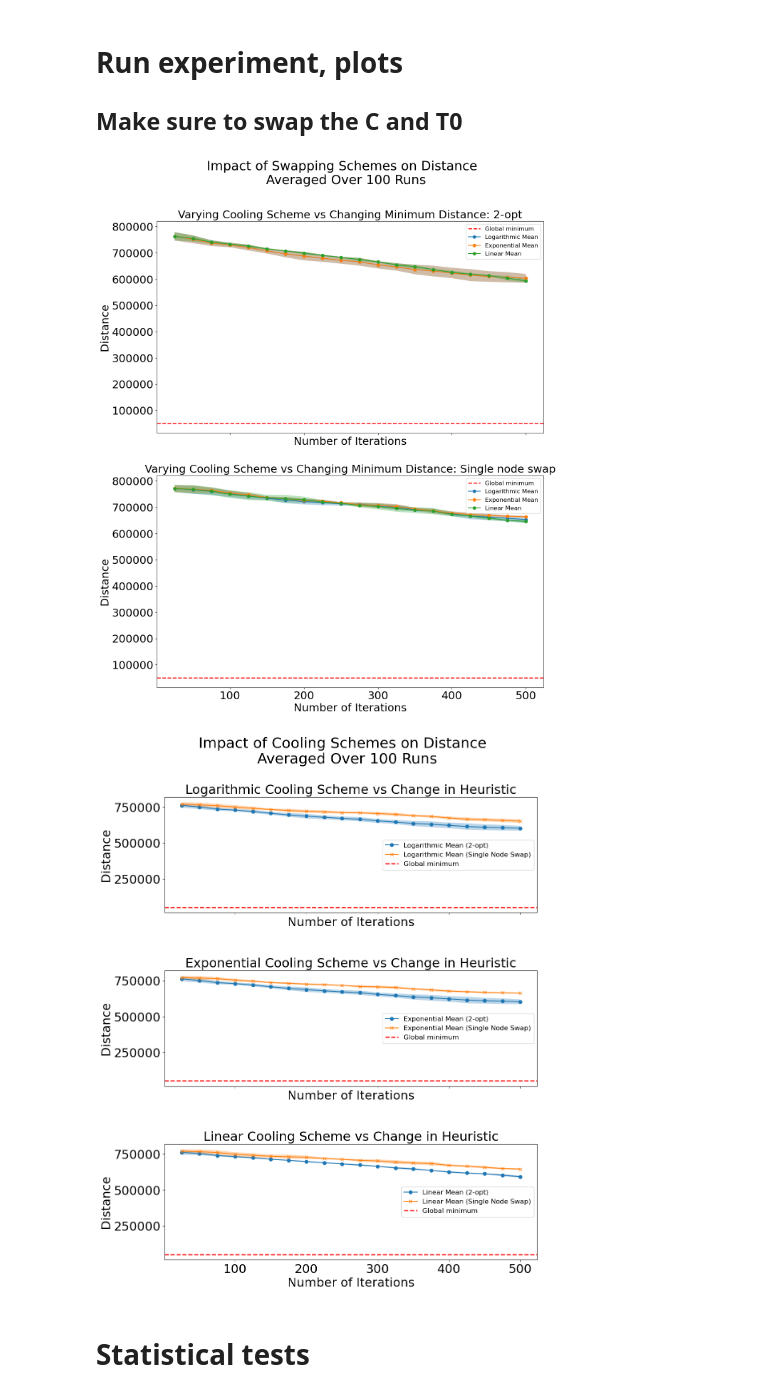
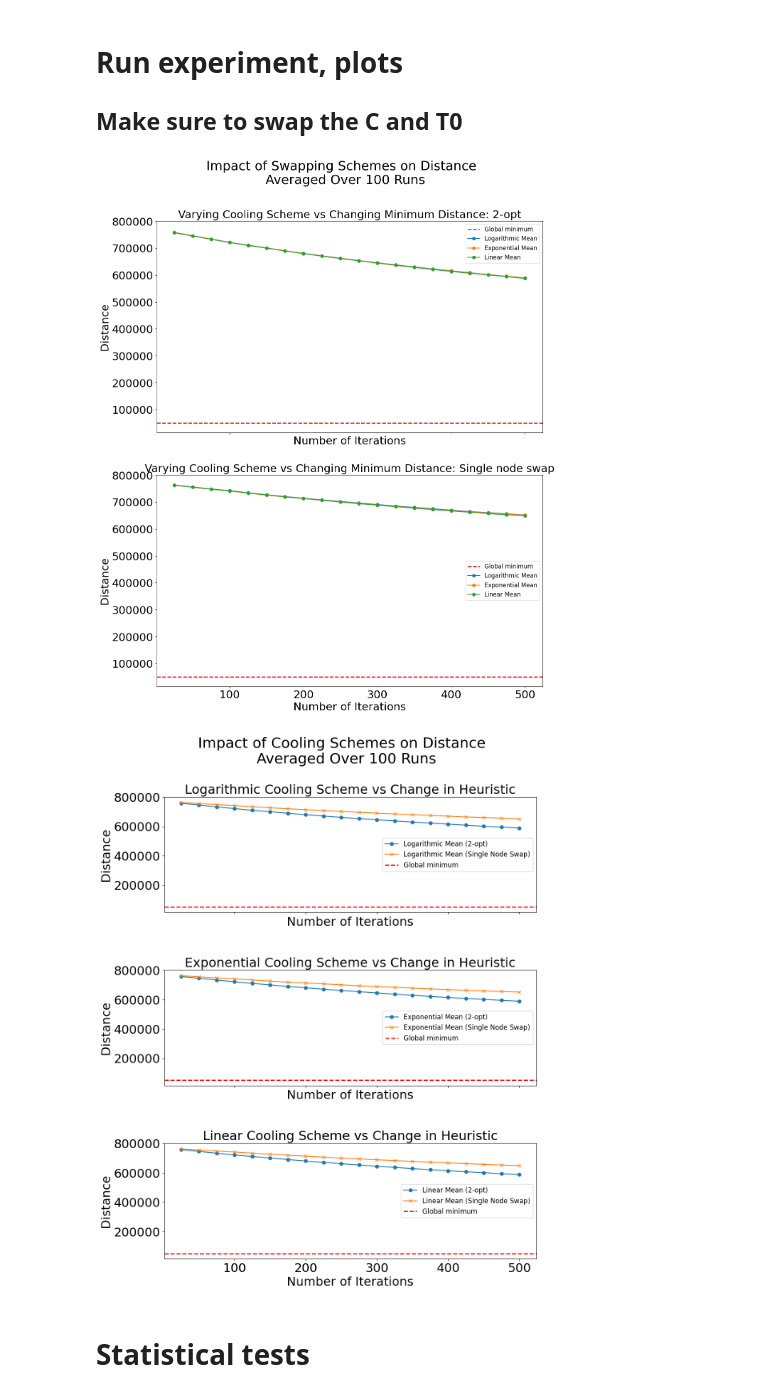
Before and after one commit to koenweverink/stochastic_simulation_assignment_3, a Jupyter notebook: Last Notebook.ipynb, the cells around one changed output. Cells and saved outputs as stored; diff of their text form; code cells hidden in the pictures.

```diff
--- a/Last Notebook.ipynb
+++ b/Last Notebook.ipynb
@@ -324,7 +324,7 @@ if not os.path.exists(output_directory):
     os.makedirs(output_directory)
 
 # Define the number of runs
-num_runs = 2
+num_runs = 50
 
 # Function to run the experiment for a specific combination of cooling and swap schemes
 def run_experiment(cooling_scheme, swap_scheme, max_iterations_range):
@@ -398,35 +398,35 @@ for i, cooling_scheme in enumerate(cooling_schemes):
     df_results_2opt = pd.read_csv(os.path.join(output_directory, f'results_{cooling_scheme}_2-opt.csv'))
     df_results_single_node = pd.read_csv(os.path.join(output_directory, f'results_{cooling_scheme}_Single Node Swap.csv'))
 
     # Calculate mean and standard error for error bars for 2-opt
     mean_distance_2opt = df_results_2opt.groupby('Iteration')['Distance'].mean()
     std_error_2opt = df_results_2opt.groupby('Iteration')['Distance'].sem()
 
     # Calculate mean and standard error for error bars for Single Node Swap
     mean_distance_single_node = df_results_single_node.groupby('Iteration')['Distance'].mean()
     std_error_single_node = df_results_single_node.groupby('Iteration')['Distance'].sem()
 
     axs_cooling[i].plot(mean_distance_2opt.index, mean_distance_2opt, label=f'{cooling_scheme.capitalize()} Mean (2-opt)', marker='o')
     axs_cooling[i].plot(mean_distance_single_node.index, mean_distance_single_node, label=f'{cooling_scheme.capitalize()} Mean (Single Node Swap)', marker='x')
     axs_cooling[i].axhline(y = opt_solution_distance, color = 'red', linestyle = '--', linewidth = 2, label = 'Global minimum')
 
     axs_cooling[i].set_title(f'{cooling_scheme.capitalize()} Cooling Scheme vs Change in Heuristic', fontsize=23)
     axs_cooling[i].set_ylabel('Distance', fontsize=22)
     axs_cooling[i].set_xlabel('Number of Iterations', fontsize=22)
     axs_cooling[i].legend(fontsize=12)
     axs_cooling[i].tick_params(axis='both', labelsize=22)
 
     # Calculate confidence intervals and add shaded areas
     axs_cooling[i].fill_between(mean_distance_2opt.index, mean_distance_2opt - std_error_2opt, mean_distance_2opt + std_error_2opt, alpha=0.3)
     axs_cooling[i].fill_between(mean_distance_single_node.index, mean_distance_single_node - std_error_single_node, mean_distance_single_node + std_error_single_node, alpha=0.3)
 
 # Save the plot as a PNG file
 plt.savefig(os.path.join(output_directory, 'cooling_schemes_plot.png'))
 
 plt.show()
 # %% [output]
-[figure, old version]
+[figure, new version]
-[figure, old version]
+[figure, new version]
 # %% [markdown]
 # Statistical tests
 # %%
```
Also changed, not shown: parts of 3 cells of this notebook, 19 other files.
